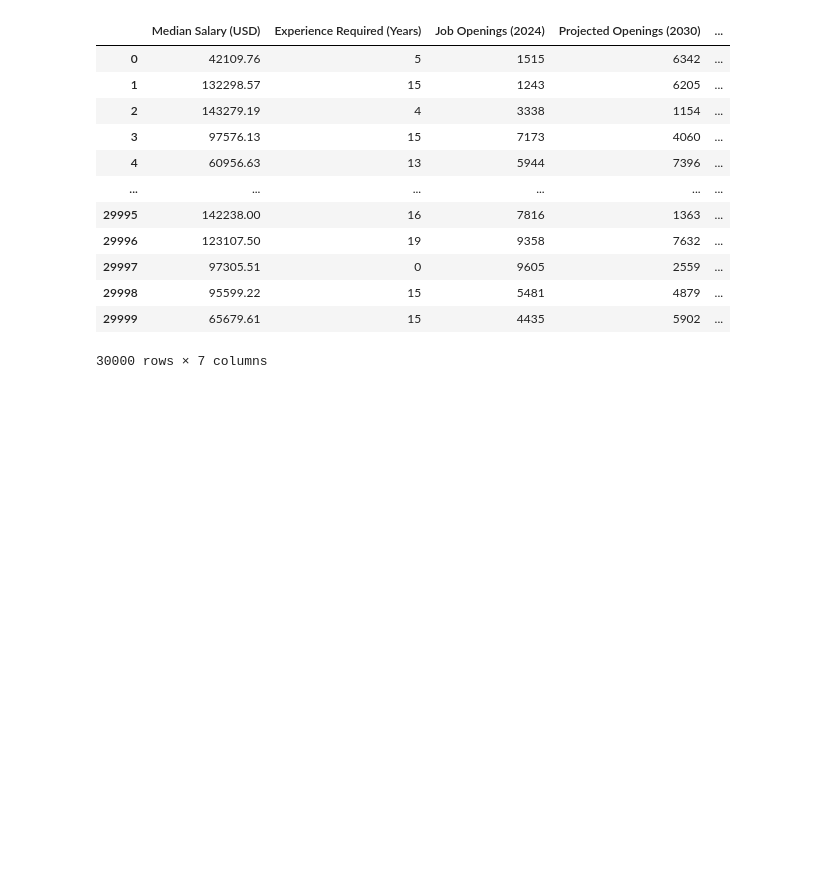
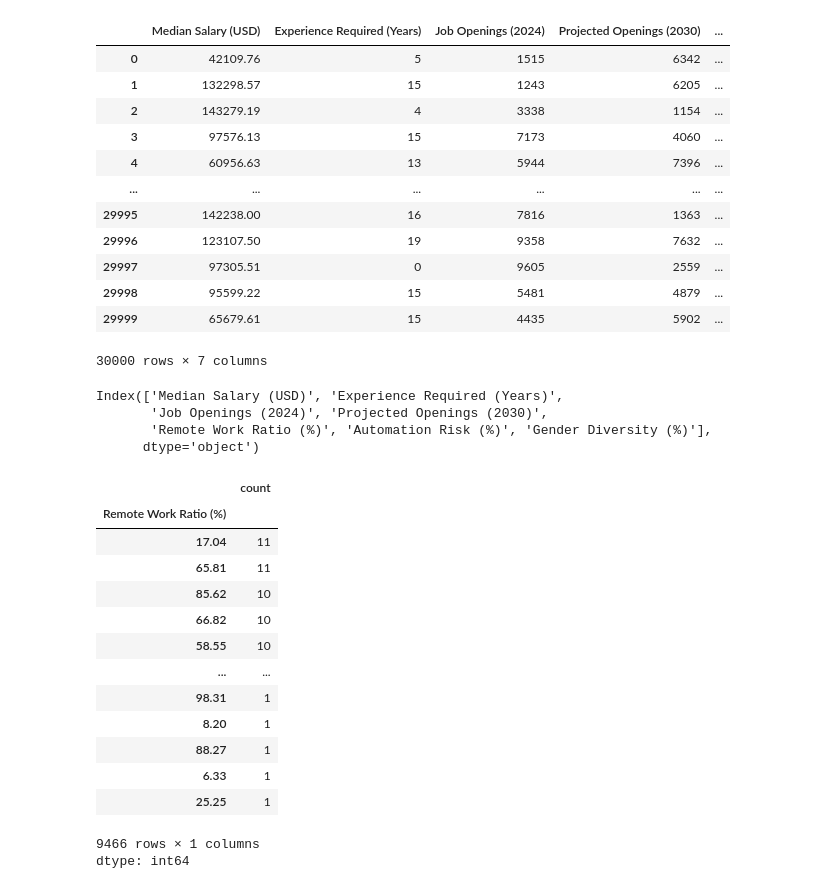
Before and after one commit to AJ0043/AI-Future-of-Jobs-Intelligence-Platform, a Jupyter notebook: AI_Adoption_&_Growth_Analysis.ipynb, the cells around one changed output. Saved outputs shown, nothing was run; the diff lists cells and outputs as text; code cells hidden in the pictures; blank space fills up the shorter version.

```diff
--- a/AI_Adoption_&_Growth_Analysis.ipynb
+++ b/AI_Adoption_&_Growth_Analysis.ipynb
@@ -625,3 +625,28 @@ ai_data[numerical]
 | 29998 | 95599.22 | 15 | 5481 | 4879 | ... |
 | 29999 | 65679.61 | 15 | 4435 | 5902 | ... |
 30000 rows × 7 columns
+# %%
+ai_data[numerical].columns
+# %% [output]
+Index(['Median Salary (USD)', 'Experience Required (Years)',
+       'Job Openings (2024)', 'Projected Openings (2030)',
+       'Remote Work Ratio (%)', 'Automation Risk (%)', 'Gender Diversity (%)'],
+      dtype='object')
+# %%
+ai_data[numerical]['Remote Work Ratio (%)'].value_counts()
+# %% [output]
+|  | count |
+| Remote Work Ratio (%) |  |
+| 17.04 | 11 |
+| 65.81 | 11 |
+| 85.62 | 10 |
+| 66.82 | 10 |
+| 58.55 | 10 |
+| ... | ... |
+| 98.31 | 1 |
+| 8.20 | 1 |
+| 88.27 | 1 |
+| 6.33 | 1 |
+| 25.25 | 1 |
+9466 rows × 1 columns
+dtype: int64
```
Also changed, not shown: parts of 8 cells of this notebook.
